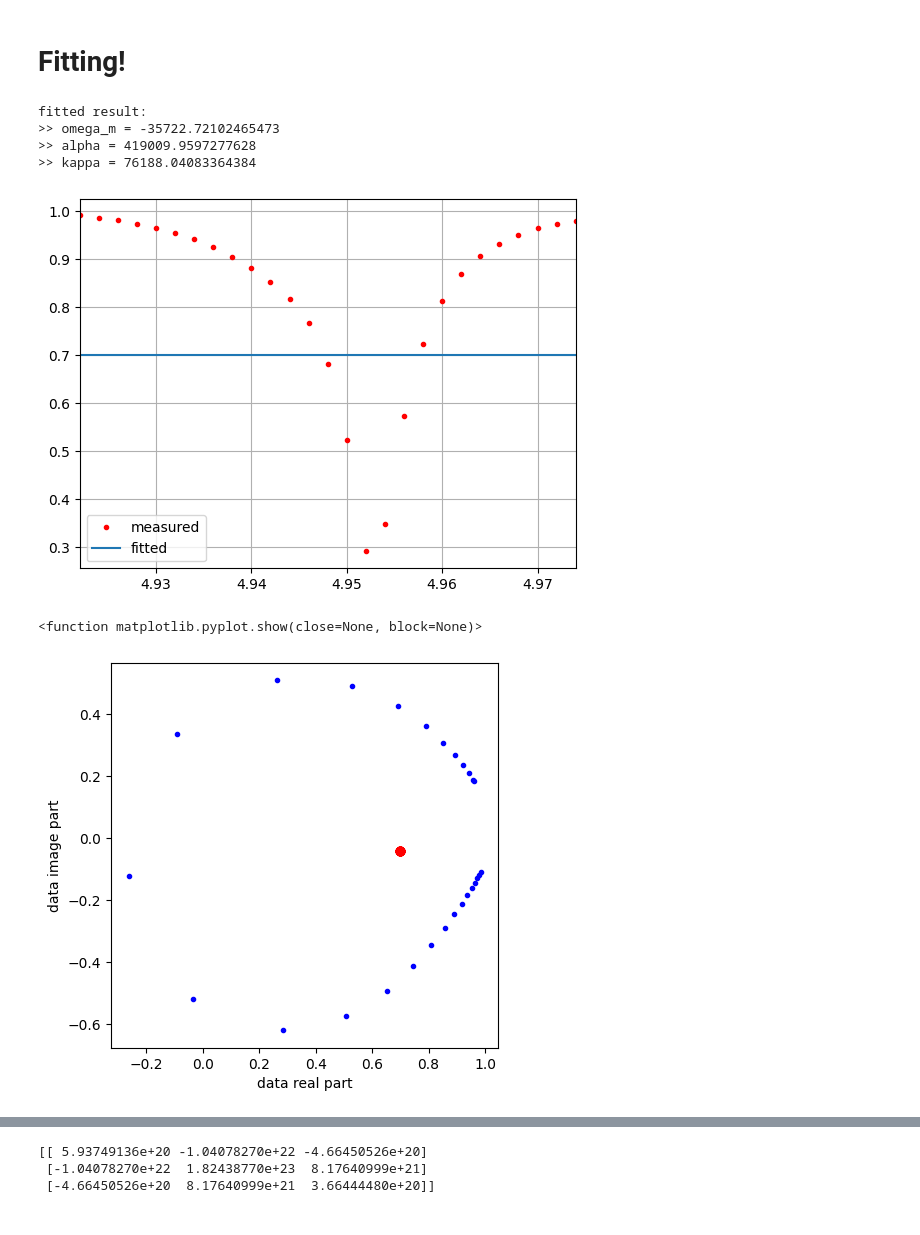
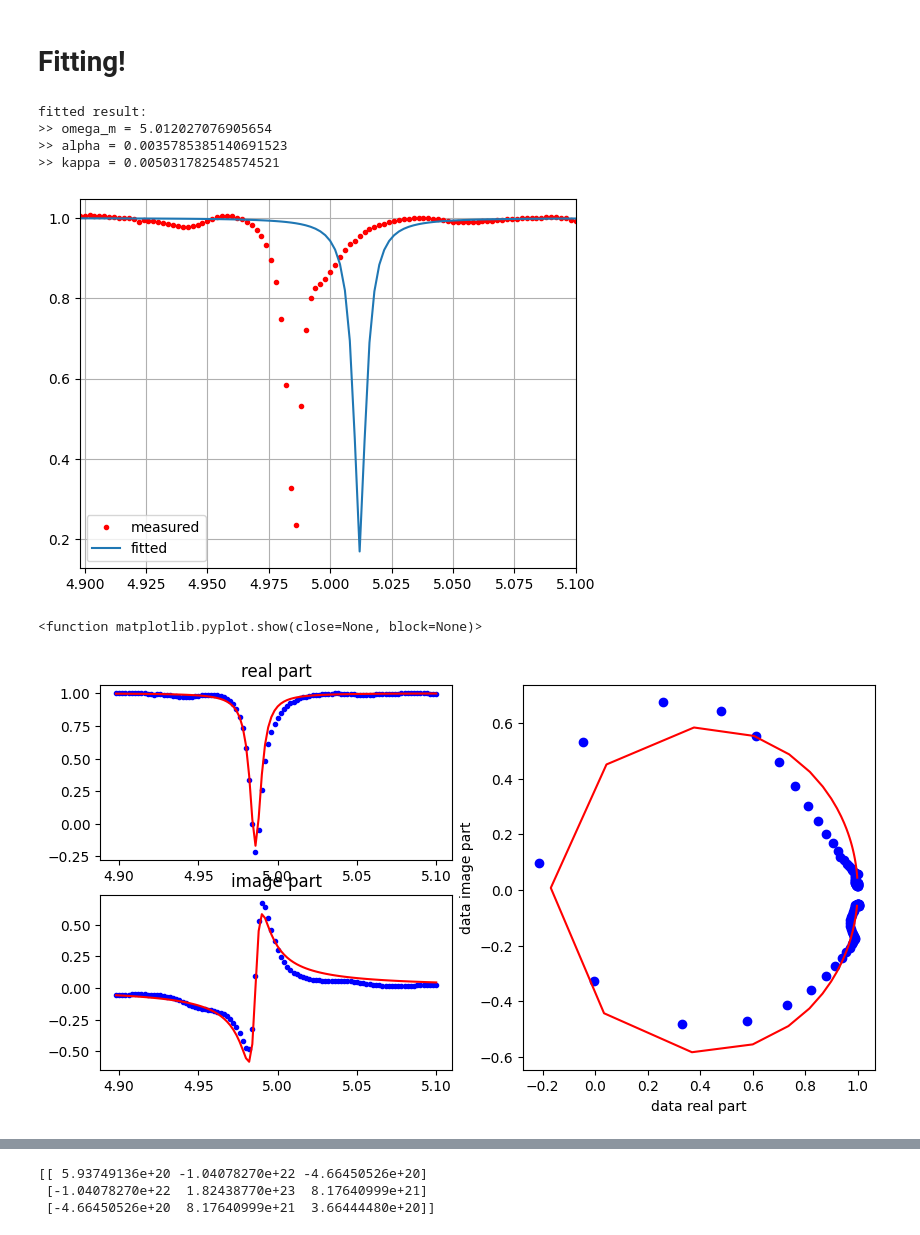
Before and after one commit to Nick1467/Mirror, a Jupyter notebook: quick_scale.ipynb, the cells around one changed output, grey strips where cells are left out. Cells and saved outputs as stored; diff of their text form; code cells hidden in the pictures.

```diff
--- a/quick_scale.ipynb
+++ b/quick_scale.ipynb
@@ -118,9 +120,10 @@ def s11_ttest( omega, omega_m, alpha, kappa):
     return (s11)
 
 omega = frq[screen]/1e+9
-omega_m = 4.952
+omega_m = 4.986
 alpha = 0.0042
 kappa = 0.0063
+#test = s11_ttest( 2*np.pi*omega, 2*np.pi*omega_m, 2*np.pi*alpha, 2*np.pi*kappa)
 test = s11_ttest( omega, omega_m, alpha, kappa)
 
 plt.figure(figsize= (6,4))
@@ -132,11 +135,14 @@ plt.ylabel('$|S_{21}|$')
 plt.show()
 
 
-plt.figure(figsize=(5,5))
-plt.plot(np.real(data[:, trace_no:trace_no+1])[screen], np.imag(data[:, trace_no:trace_no+1])[screen],'b.')
-plt.plot(np.real(test), np.imag(test),'ro')
-plt.xlabel('data real part')
-plt.ylabel('data image part')
-plt.title
-plt.show
+plt.figure(figsize=(5,7))
+plt.subplot(211)
+plt.plot(frq[screen]/1e+9, np.real( data[:, trace_no:trace_no+1])[screen], 'r .')
+plt.plot(frq[screen]/1e+9, np.real(test), 'b-')
+plt.title('real part')
+plt.subplot(212)
+plt.plot(frq[screen]/1e+9, np.imag( data[:, trace_no:trace_no+1])[screen], 'r .')
+plt.plot(frq[screen]/1e+9, np.imag(test), 'b-')
+plt.title('image part')
+plt.show()
 # %% [output]
@@ -153,7 +178,7 @@ from matplotlib import pyplot as plt
 import inspect
 
 pi = np.pi
-trace_no = 100
+trace_no = 101
 
 
 def s11( omega, omega_m, alpha, kappa):
@@ -161,18 +186,20 @@ def s11( omega, omega_m, alpha, kappa):
     s11 =( 1 - (kappa / (Gamma - 1j*(omega - omega_m))))
     return np.hstack([s11.real, s11.imag])
 
-f_used, s11_used = frq[screen]/1e+9,data[:,trace_no: trace_no+1][screen]
+f_used, s11_used = frq[screen]/1e+9,data[screen,trace_no: trace_no+1].ravel()
 param_names = list(inspect.signature(s11).parameters.keys())[1:]
-mix = np.hstack([(s11_used[:,0]).real, (s11_used[:,0]).imag])
+mix = np.hstack([(s11_used).real, (s11_used).imag])
 
-strpts = np.array([4.952, 0.0042, 0.0063])# starting points
+strpts = np.array([4.985, 0.0042, 0.0063])# starting points
 
 coeffs, cov = curve_fit(
     s11,
     f_used,
-    mix,
+    ydata= np.hstack([(s11_used).real[::-1], (s11_used).imag[::-1]]),
+    bounds=([0, 0, 0], [100, 100, 100]),
+    method = 'dogbox',
     p0=strpts,
-    maxfev = 20000
+
 )
 #omega_c1, omega_m1, kappa1, gamma1, c1  = coeffs
 
@@ -182,38 +209,49 @@ for name, value in zip(param_names, coeffs):
 
 #y_pred = abs_s21(f_used, *coeffs)
 #R2 = r2_score(s21_measured, y_pred)
 #print(f'with R-squared value R^2 = {R2:.4f}')
 
 s11_fit = s11(f_used, *coeffs)
 midpoint = s11_fit.shape[-1] // 2
 
 real_part = s11_fit[:midpoint]
 imag_part = s11_fit[midpoint:]
 
 sum = real_part + 1j*imag_part
 
 
 plt.plot(f_used, abs(s11_used), 'r .', label='measured')
 plt.plot(f_used, abs(sum), label='fitted')
 plt.xlim(np.min(f_used), np.max(f_used))
 #plt.title(f'Trace Fitting tr.{trace_no}')
 plt.legend()
 plt.grid()
 plt.savefig('fitting_result.png', dpi =300)
 plt.show()
 
-plt.figure(figsize=(5,5))
-plt.plot(np.real(data[:, trace_no:trace_no+1])[screen], np.imag(data[:, trace_no:trace_no+1])[screen],'b.')
-plt.plot(np.real(sum), np.imag(sum),'ro')
+plt.figure(figsize=(10,5))
+plt.subplot(221)
+plt.plot(f_used, s11_used.real,'b.')
+plt.plot(f_used, real_part[::-1], 'r-')
+plt.title('real part')
+plt.subplot(223)
+plt.plot(f_used, s11_used.imag, 'b.')
+plt.plot(f_used, imag_part[::-1], 'r-')
+plt.title('image part')
+
+plt.subplot(122)
+plt.plot(np.real(data[:, trace_no:trace_no+1])[screen], np.imag(data[:, trace_no:trace_no+1])[screen],'bo')
+#plt.plot((s11_used).real, (s11_used).imag,'b-')
+plt.plot(np.real(sum)[::-1], np.imag(sum)[::-1],'r-')
 plt.xlabel('data real part')
 plt.ylabel('data image part')
 plt.title
 plt.show
 # %% [output]
 fitted result:
->> omega_m = -35722.72102465473
->> alpha = 419009.9597277628
->> kappa = 76188.04083364384
+>> omega_m = 5.012027076905654
+>> alpha = 0.0035785385140691523
+>> kappa = 0.005031782548574521
-[figure, old version]
+[figure, new version]
 <function matplotlib.pyplot.show(close=None, block=None)>
-[figure, old version]
+[figure, new version]
```
Also changed, not shown: parts of 11 cells of this notebook, 1 other file.
